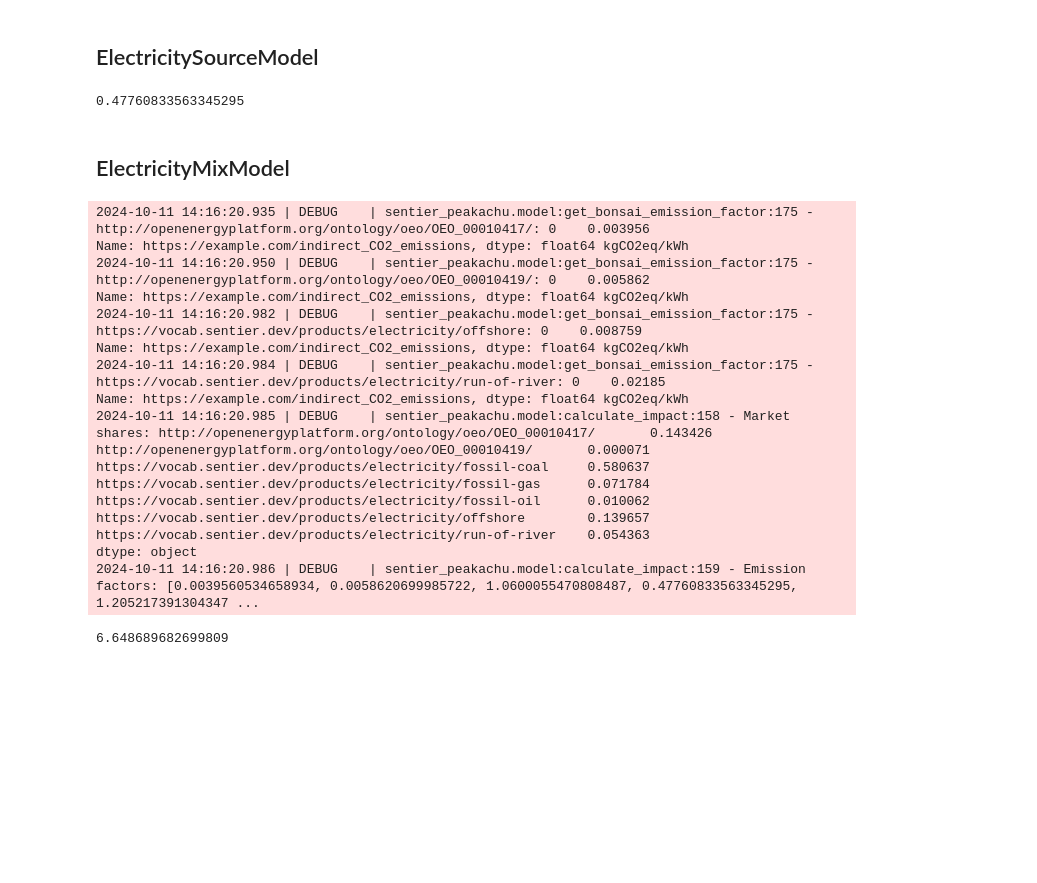
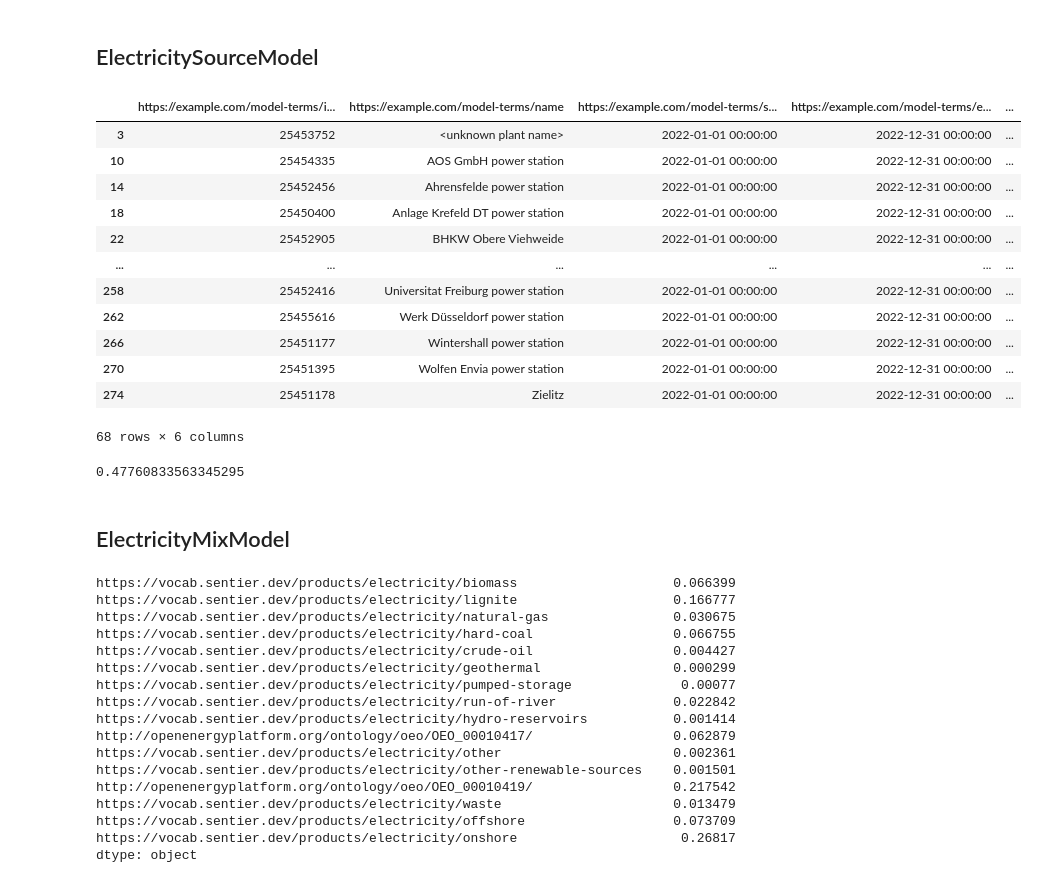
Before and after one commit to TimoDiepers/sentier_peakachu, a Jupyter notebook: docs/content/usage.ipynb, the cells around one changed output. Drawn from its saved outputs; the diff is of its cells as text; code cells hidden in the pictures; blank space fills up the shorter version.

```diff
--- a/docs/content/usage.ipynb
+++ b/docs/content/usage.ipynb
@@ -9,19 +9,35 @@ sp.create_local_electricity_datastorage()
 # %%
 el_from_gas = sdt.ProductIRI("https://vocab.sentier.dev/products/electricity/fossil-gas")
 location = sdt.GeonamesIRI(sp.get_geonames_iri_from_iso_code("DE"))
 demand = sdt.Demand(
     product_iri=el_from_gas,
     unit_iri=sdt.UnitIRI("https://vocab.sentier.dev/units/unit/KilowattHour"),
     amount=10,
     spatial_context=location,
     begin_date=datetime(2022, 10, 8, 6, 49, 0),
     end_date=datetime(2022, 10, 9, 6, 59, 0),
 )
 model = sp.ElectricitySourceModel(demand=demand, run_config=sdt.RunConfig())
 plant_emissions = model.get_model_data()
-model.calculate_average_source_emission_factor(plant_emissions)
+plant_emissions
 # %% [output]
+|  | https://example.com/model-terms/i... | https://example.com/model-terms/name | https://example.com/model-terms/s... | https://example.com/model-terms/e... | ... |
+| 3 | 25453752 | <unknown plant name> | 2022-01-01 00:00:00 | 2022-12-31 00:00:00 | ... |
+| 10 | 25454335 | AOS GmbH power station | 2022-01-01 00:00:00 | 2022-12-31 00:00:00 | ... |
+| 14 | 25452456 | Ahrensfelde power station | 2022-01-01 00:00:00 | 2022-12-31 00:00:00 | ... |
+| 18 | 25450400 | Anlage Krefeld DT power station | 2022-01-01 00:00:00 | 2022-12-31 00:00:00 | ... |
+| 22 | 25452905 | BHKW Obere Viehweide | 2022-01-01 00:00:00 | 2022-12-31 00:00:00 | ... |
+| ... | ... | ... | ... | ... | ... |
+| 258 | 25452416 | Universitat Freiburg power station | 2022-01-01 00:00:00 | 2022-12-31 00:00:00 | ... |
+| 262 | 25455616 | Werk Düsseldorf power station | 2022-01-01 00:00:00 | 2022-12-31 00:00:00 | ... |
+| 266 | 25451177 | Wintershall power station | 2022-01-01 00:00:00 | 2022-12-31 00:00:00 | ... |
+| 270 | 25451395 | Wolfen Envia power station | 2022-01-01 00:00:00 | 2022-12-31 00:00:00 | ... |
+| 274 | 25451178 | Zielitz | 2022-01-01 00:00:00 | 2022-12-31 00:00:00 | ... |
-0.47760833563345295
+68 rows × 6 columns
+# %%
+model.calculate_average_source_emission_factor(plant_emissions)
+# %% [output]
+0.47760833563345295
 # %% [markdown]
 ## ElectricityMixModel
 # %%
@@ -33,29 +49,28 @@ demand = sdt.Demand(
     unit_iri=sdt.UnitIRI("https://vocab.sentier.dev/units/unit/KilowattHour"),
     amount=10,
     spatial_context=location,
-    begin_date=datetime(2022, 10, 8, 3, 46, 0),
-    end_date=datetime(2022, 10, 8, 3, 49, 0),
+    begin_date=datetime(2022, 10, 8, 12, 46, 0),
+    end_date=datetime(2022, 10, 8, 16, 49, 0),
 )
 model = sp.ElectricityMixModel(demand=demand, run_config=sdt.RunConfig())
 df = model.get_model_data()
 mix = model.calculate_market_mix(df)
-model.calculate_impact(mix)
+mix
 # %% [output]
-2024-10-11 14:16:20.935 | DEBUG    | sentier_peakachu.model:get_bonsai_emission_factor:175 - http://openenergyplatform.org/ontology/oeo/OEO_00010417/: 0    0.003956
-Name: https://example.com/indirect_CO2_emissions, dtype: float64 kgCO2eq/kWh
-2024-10-11 14:16:20.950 | DEBUG    | sentier_peakachu.model:get_bonsai_emission_factor:175 - http://openenergyplatform.org/ontology/oeo/OEO_00010419/: 0    0.005862
-Name: https://example.com/indirect_CO2_emissions, dtype: float64 kgCO2eq/kWh
-2024-10-11 14:16:20.982 | DEBUG    | sentier_peakachu.model:get_bonsai_emission_factor:175 - https://vocab.sentier.dev/products/electricity/offshore: 0    0.008759
-Name: https://example.com/indirect_CO2_emissions, dtype: float64 kgCO2eq/kWh
-2024-10-11 14:16:20.984 | DEBUG    | sentier_peakachu.model:get_bonsai_emission_factor:175 - https://vocab.sentier.dev/products/electricity/run-of-river: 0    0.02185
-Name: https://example.com/indirect_CO2_emissions, dtype: float64 kgCO2eq/kWh
-2024-10-11 14:16:20.985 | DEBUG    | sentier_peakachu.model:calculate_impact:158 - Market shares: http://openenergyplatform.org/ontology/oeo/OEO_00010417/       0.143426
-http://openenergyplatform.org/ontology/oeo/OEO_00010419/       0.000071
-https://vocab.sentier.dev/products/electricity/fossil-coal     0.580637
-https://vocab.sentier.dev/products/electricity/fossil-gas      0.071784
-https://vocab.sentier.dev/products/electricity/fossil-oil      0.010062
-https://vocab.sentier.dev/products/electricity/offshore        0.139657
-https://vocab.sentier.dev/products/electricity/run-of-river    0.054363
+https://vocab.sentier.dev/products/electricity/biomass                    0.066399
+https://vocab.sentier.dev/products/electricity/lignite                    0.166777
+https://vocab.sentier.dev/products/electricity/natural-gas                0.030675
+https://vocab.sentier.dev/products/electricity/hard-coal                  0.066755
+https://vocab.sentier.dev/products/electricity/crude-oil                  0.004427
+https://vocab.sentier.dev/products/electricity/geothermal                 0.000299
+https://vocab.sentier.dev/products/electricity/pumped-storage              0.00077
+https://vocab.sentier.dev/products/electricity/run-of-river               0.022842
+https://vocab.sentier.dev/products/electricity/hydro-reservoirs           0.001414
+http://openenergyplatform.org/ontology/oeo/OEO_00010417/                  0.062879
+https://vocab.sentier.dev/products/electricity/other                      0.002361
+https://vocab.sentier.dev/products/electricity/other-renewable-sources    0.001501
+http://openenergyplatform.org/ontology/oeo/OEO_00010419/                  0.217542
+https://vocab.sentier.dev/products/electricity/waste                      0.013479
+https://vocab.sentier.dev/products/electricity/offshore                   0.073709
+https://vocab.sentier.dev/products/electricity/onshore                     0.26817
 dtype: object
-2024-10-11 14:16:20.986 | DEBUG    | sentier_peakachu.model:calculate_impact:159 - Emission factors: [0.0039560534658934, 0.0058620699985722, 1.0600055470808487, 0.47760833563345295, 1.205217391304347 ...
-6.648689682699809
```
Also changed, not shown: parts of 1 cell of this notebook.
